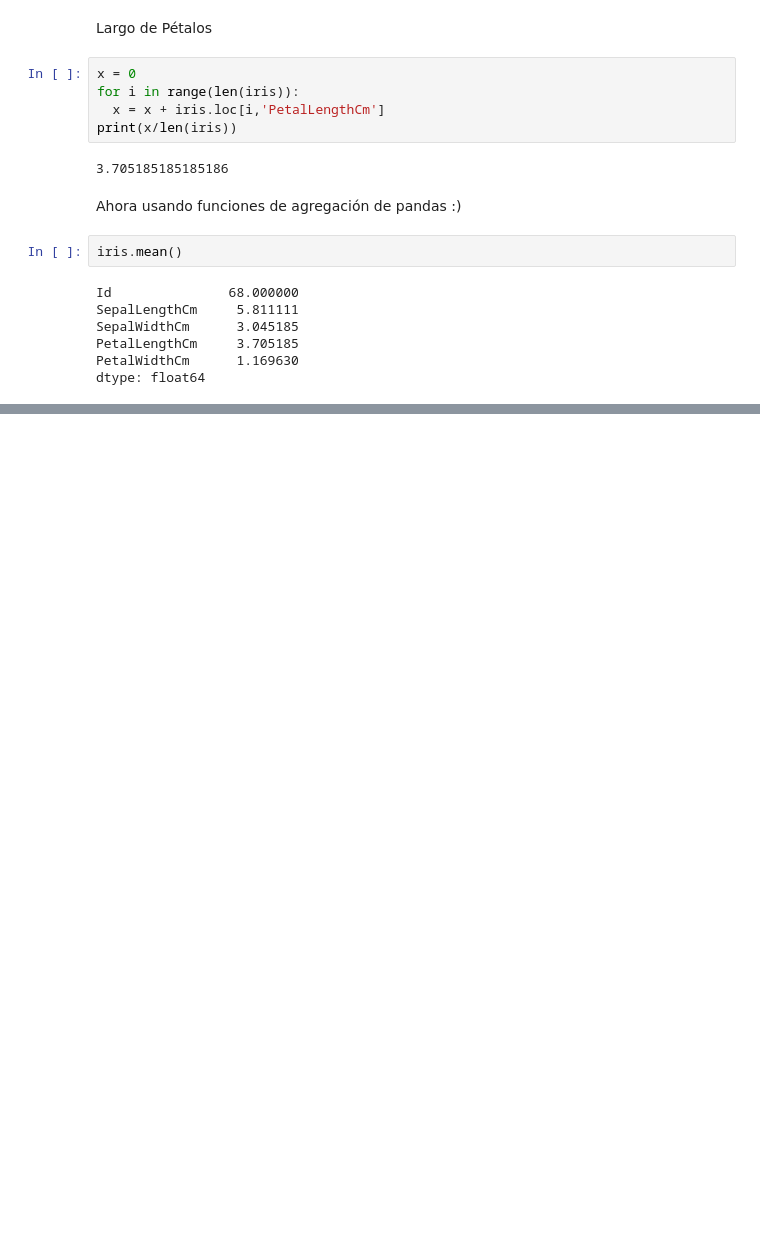
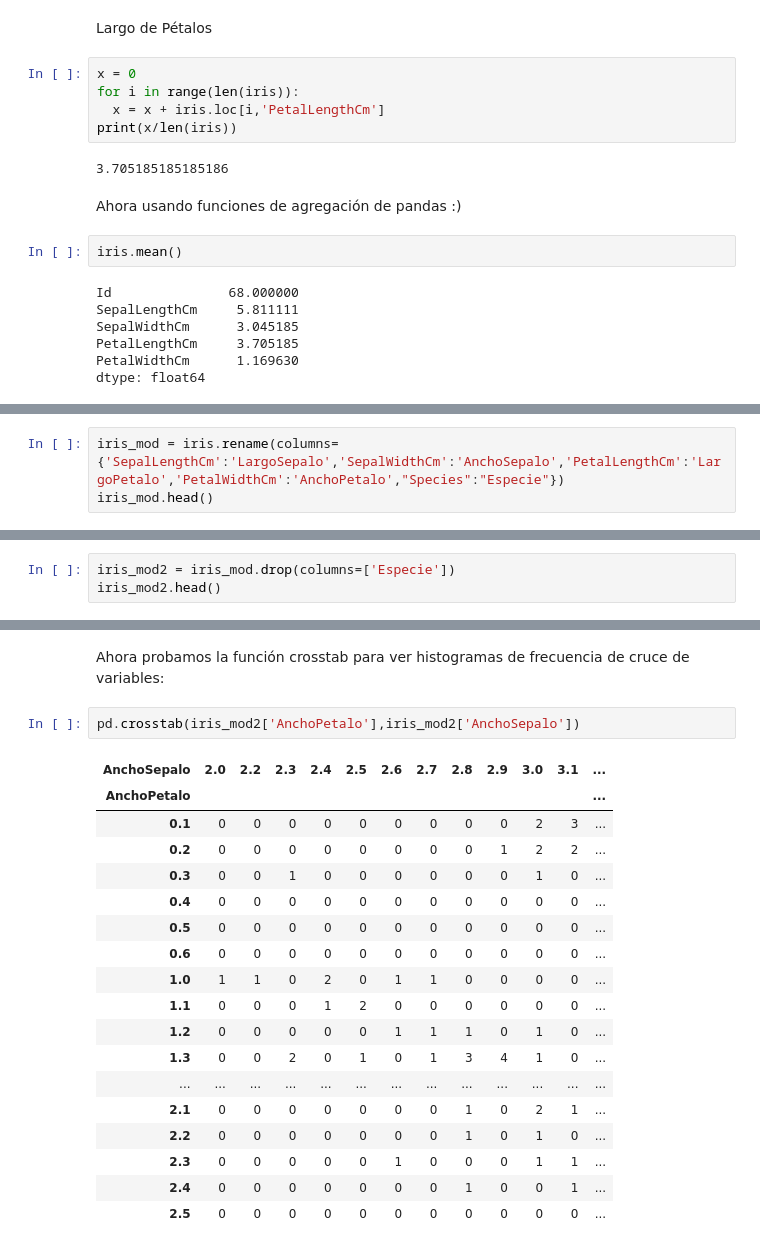
Before and after one commit to aboltCD/aboltCD, a Jupyter notebook: Pandas_Ejemplos.ipynb, the cells around one changed output, grey strips where cells are left out. Drawn from its saved outputs; the diff is of its cells as text; blank space fills up the shorter version.

```diff
--- a/Pandas_Ejemplos.ipynb
+++ b/Pandas_Ejemplos.ipynb
@@ -111,0 +137,3 @@ dtype: float64
+# %%
+iris_mod = iris.rename(columns={'SepalLengthCm':'LargoSepalo','SepalWidthCm':'AnchoSepalo','PetalLengthCm':'LargoPetalo','PetalWidthCm':'AnchoPetalo',"Species":"Especie"})
+iris_mod.head()
@@ -111,0 +149,3 @@ dtype: float64
+# %%
+iris_mod2 = iris_mod.drop(columns=['Especie'])
+iris_mod2.head()
@@ -111,0 +172,23 @@ dtype: float64
+# %% [markdown]
+Ahora probamos la función crosstab para ver histogramas de frecuencia de cruce de variables:
+# %%
+pd.crosstab(iris_mod2['AnchoPetalo'],iris_mod2['AnchoSepalo'])
+# %% [output]
+| AnchoSepalo | 2.0 | 2.2 | 2.3 | 2.4 | 2.5 | 2.6 | 2.7 | 2.8 | 2.9 | 3.0 | 3.1 | ... |
+| AnchoPetalo |  |  |  |  |  |  |  |  |  |  |  | ... |
+| 0.1 | 0 | 0 | 0 | 0 | 0 | 0 | 0 | 0 | 0 | 2 | 3 | ... |
+| 0.2 | 0 | 0 | 0 | 0 | 0 | 0 | 0 | 0 | 1 | 2 | 2 | ... |
+| 0.3 | 0 | 0 | 1 | 0 | 0 | 0 | 0 | 0 | 0 | 1 | 0 | ... |
+| 0.4 | 0 | 0 | 0 | 0 | 0 | 0 | 0 | 0 | 0 | 0 | 0 | ... |
+| 0.5 | 0 | 0 | 0 | 0 | 0 | 0 | 0 | 0 | 0 | 0 | 0 | ... |
+| 0.6 | 0 | 0 | 0 | 0 | 0 | 0 | 0 | 0 | 0 | 0 | 0 | ... |
+| 1.0 | 1 | 1 | 0 | 2 | 0 | 1 | 1 | 0 | 0 | 0 | 0 | ... |
+| 1.1 | 0 | 0 | 0 | 1 | 2 | 0 | 0 | 0 | 0 | 0 | 0 | ... |
+| 1.2 | 0 | 0 | 0 | 0 | 0 | 1 | 1 | 1 | 0 | 1 | 0 | ... |
+| 1.3 | 0 | 0 | 2 | 0 | 1 | 0 | 1 | 3 | 4 | 1 | 0 | ... |
+| ... | ... | ... | ... | ... | ... | ... | ... | ... | ... | ... | ... | ... |
+| 2.1 | 0 | 0 | 0 | 0 | 0 | 0 | 0 | 1 | 0 | 2 | 1 | ... |
+| 2.2 | 0 | 0 | 0 | 0 | 0 | 0 | 0 | 1 | 0 | 1 | 0 | ... |
+| 2.3 | 0 | 0 | 0 | 0 | 0 | 1 | 0 | 0 | 0 | 1 | 1 | ... |
+| 2.4 | 0 | 0 | 0 | 0 | 0 | 0 | 0 | 1 | 0 | 0 | 1 | ... |
+| 2.5 | 0 | 0 | 0 | 0 | 0 | 0 | 0 | 0 | 0 | 0 | 0 | ... |
```
Also changed, not shown: parts of 11 cells of this notebook.
